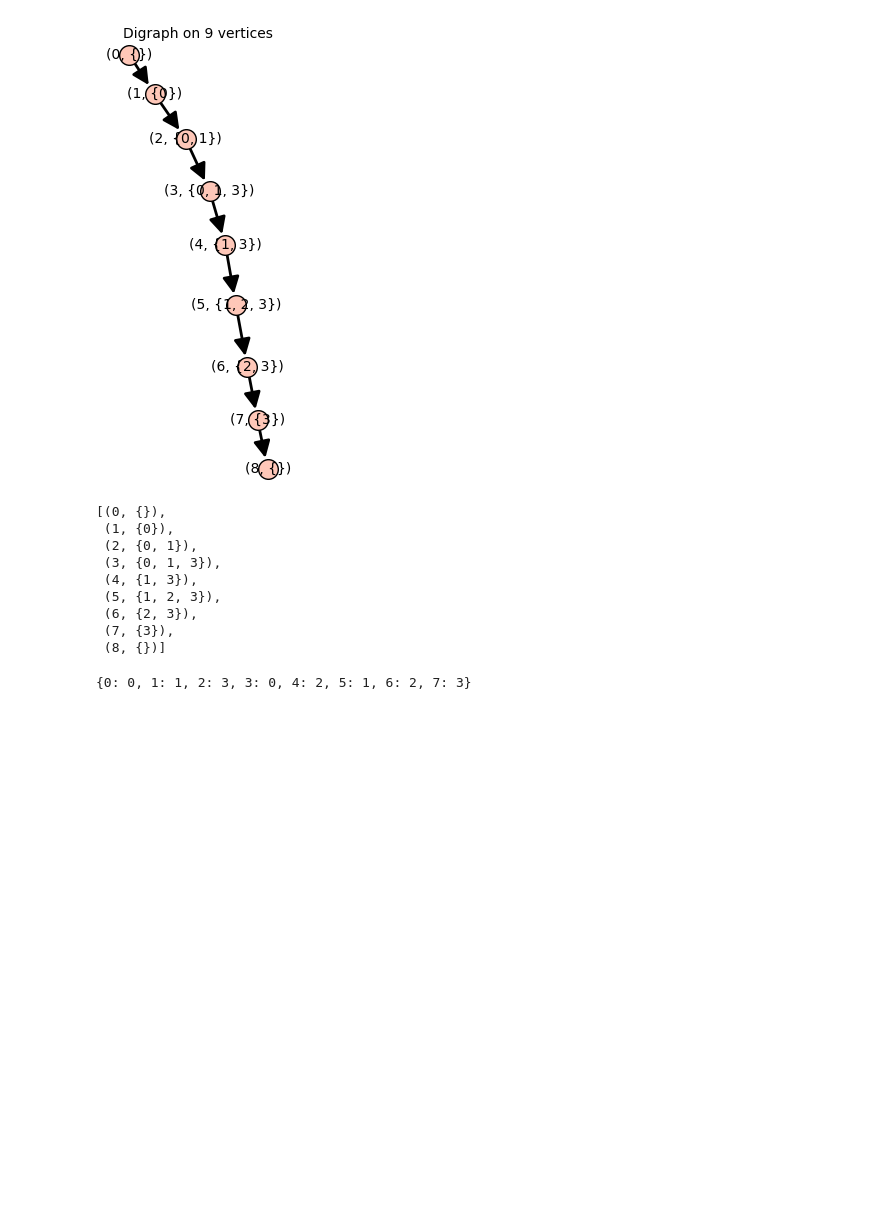
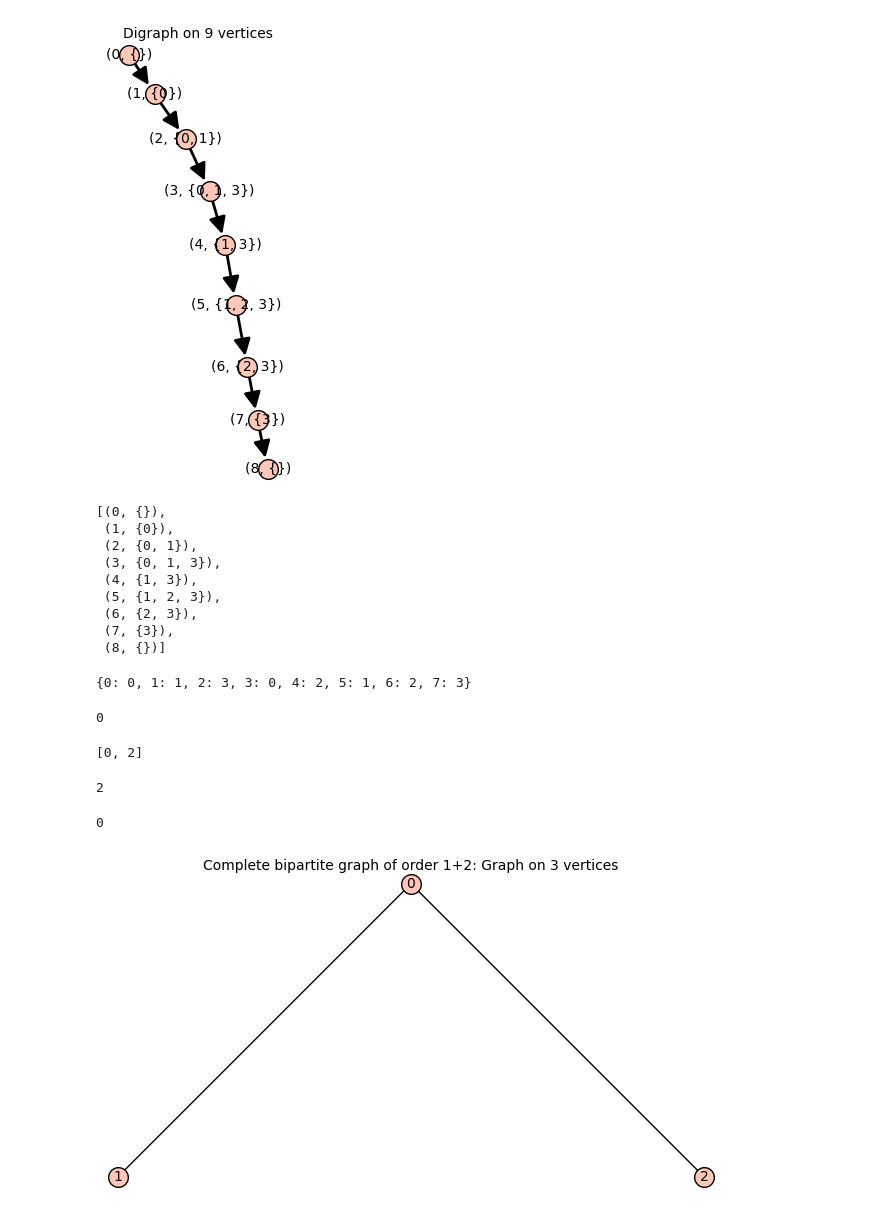
Before and after one commit to guojing0/count-graph-homs, a Jupyter notebook: hom-count-exp.ipynb, the cells around one changed output. Drawn from its saved outputs; the diff is of its cells as text; code cells hidden in the pictures; blank space fills up the shorter version.

```diff
--- a/hom-count-exp.ipynb
+++ b/hom-count-exp.ipynb
@@ -127,3 +129,31 @@ dir_labelled_TD.vertices()
 node_changes(dir_labelled_TD)
 # %% [output]
 {0: 0, 1: 1, 2: 3, 3: 0, 4: 2, 5: 1, 6: 2, 7: 3}
+# %%
+g.vertices()[0]
+# %% [output]
+0
+# %%
+g[1]
+# %% [output]
+[0, 2]
+# %%
+tuple(g).index(2)
+# %% [output]
+2
+# %%
+from local_hom_count_colour import *
+
+graph = graphs.CompleteBipartiteGraph(1, 2)
+target_graph = graphs.CompleteGraph(3)
+
+graph_clr = [2, 1, 1]
+target_clr = [2, 1, 1]
+
+count_homomorphisms_best_colour(graph, target_graph, graph_clr, target_clr)
+# %% [output]
+0
+# %%
+graph
+# %% [output]
+[figure, added]
```
Also changed, not shown: parts of 9 cells of this notebook, 1 other file.
